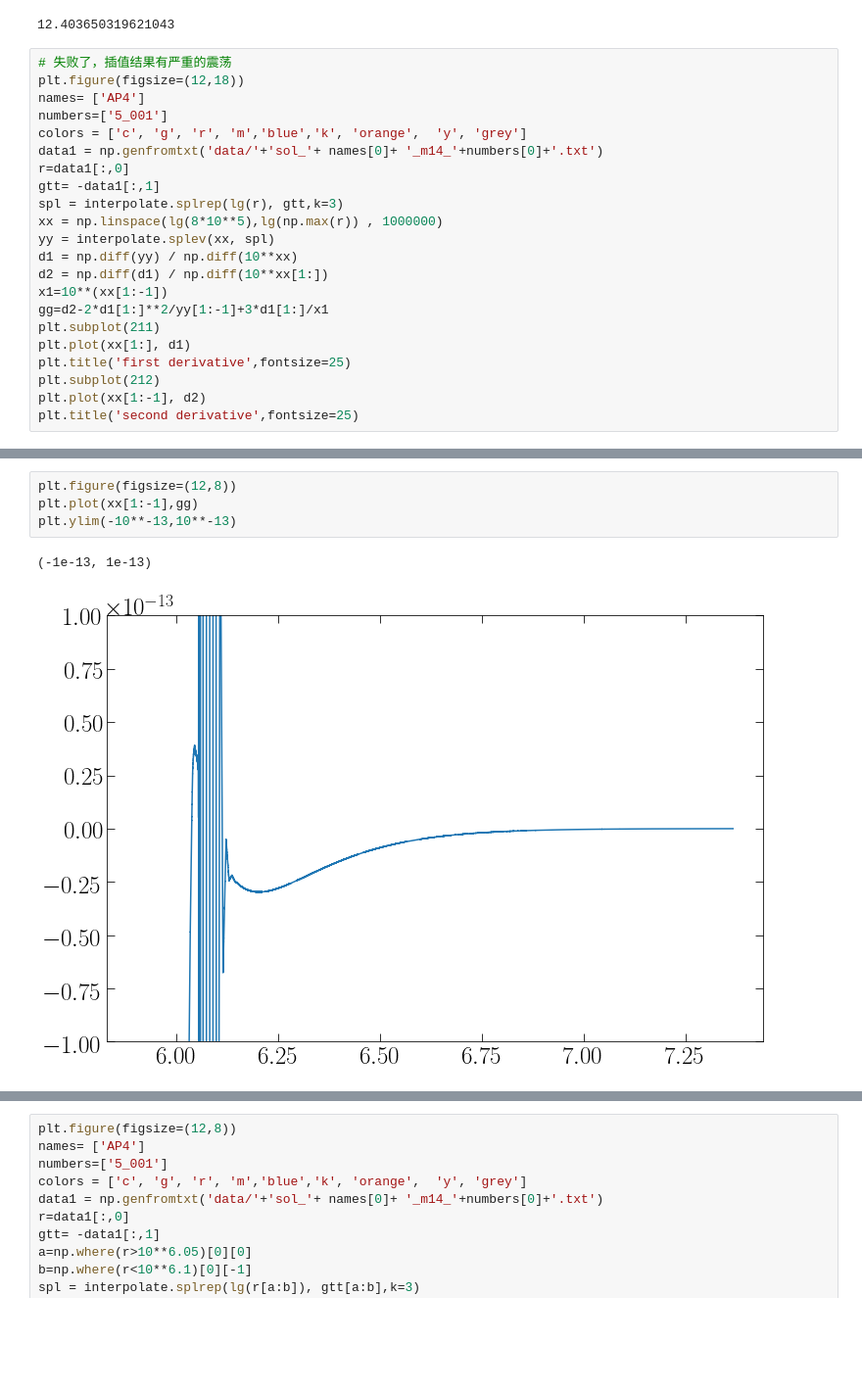
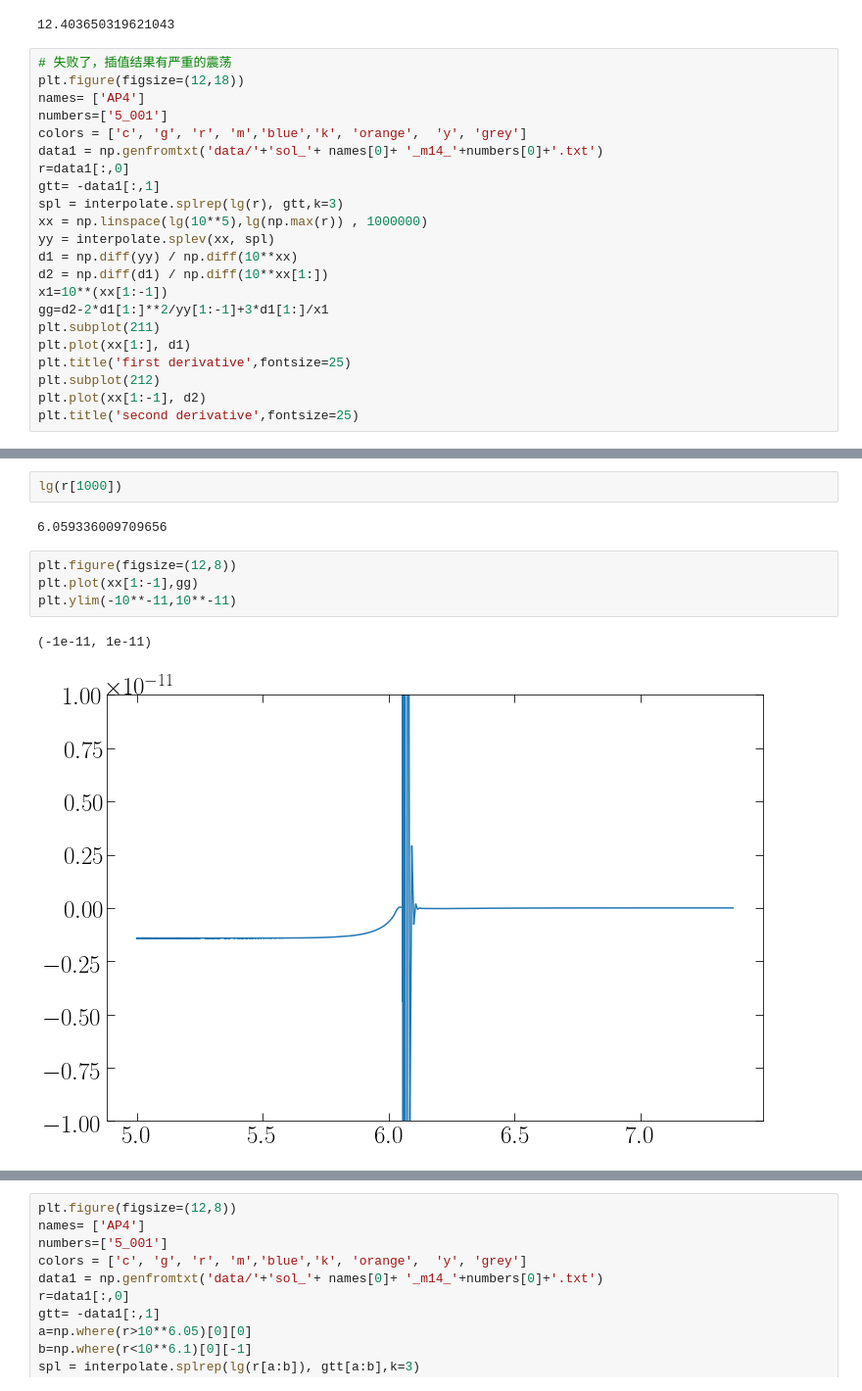
Before and after one commit to GravYong/scalarized_ns, a Jupyter notebook: geodesic_and_ISCO.ipynb, the cells around one changed output, grey strips where cells are left out. Shown at 98% size. Drawn from its saved outputs; the diff is of its cells as text; blank space fills up the shorter version.

```diff
--- a/geodesic_and_ISCO.ipynb
+++ b/geodesic_and_ISCO.ipynb
@@ -82,7 +82,7 @@ data1 = np.genfromtxt('data/'+'sol_'+ names[0]+ '_m14_'+numbers[0]+'.txt')
 r=data1[:,0]
 gtt= -data1[:,1]
 spl = interpolate.splrep(lg(r), gtt,k=3)
-xx = np.linspace(lg(8*10**5),lg(np.max(r)) , 1000000)
+xx = np.linspace(lg(10**5),lg(np.max(r)) , 1000000)
 yy = interpolate.splev(xx, spl)
 d1 = np.diff(yy) / np.diff(10**xx)
 d2 = np.diff(d1) / np.diff(10**xx[1:])
@@ -100,10 +100,14 @@ Text(0.5,1,'second derivative')
+# %%
+lg(r[1000])
+# %% [output]
+6.059336009709656
 # %%
 plt.figure(figsize=(12,8))
 plt.plot(xx[1:-1],gg)
-plt.ylim(-10**-13,10**-13)
+plt.ylim(-10**-11,10**-11)
 # %% [output]
-(-1e-13, 1e-13)
+(-1e-11, 1e-11)
-[figure, old version]
+[figure, new version]
 # %%
 plt.figure(figsize=(12,8))
 names= ['AP4']
```
Also changed, not shown: parts of 2 cells of this notebook, 6 other files.
